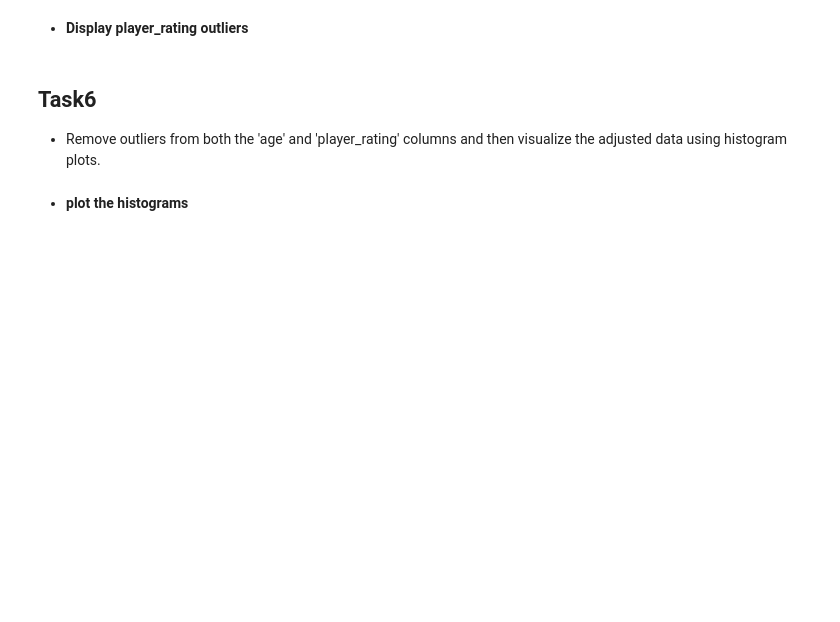
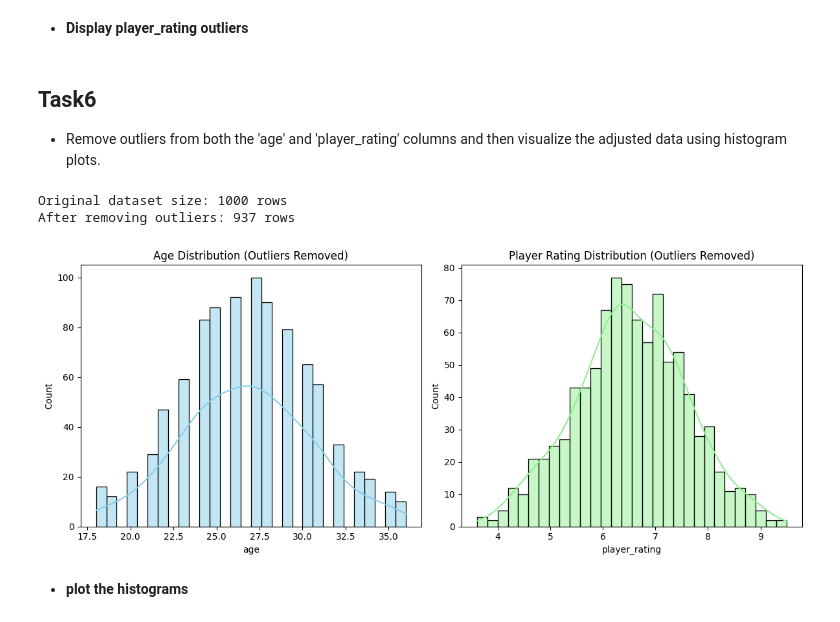
Before and after one commit to vishalxai/Codebasics_ML_Exercises, a Jupyter notebook: Maths_statistics_coding/MathsnStats_Exercise4/sports_league_outliers_detection.ipynb, the cells around one changed output. Cells and saved outputs as stored; diff of their text form; code cells hidden in the pictures; blank space fills up the shorter version.

Commit message:
outlier_detection_code

```diff
--- a/Maths_statistics_coding/MathsnStats_Exercise4/sports_league_outliers_detection.ipynb
+++ b/Maths_statistics_coding/MathsnStats_Exercise4/sports_league_outliers_detection.ipynb
@@ -109,5 +313,41 @@ Create histogram with Kernel Density Estimation (KDE) plots for both the 'age' a
 ## Task6
 
 -  Remove outliers from both the 'age' and 'player_rating' columns and then visualize the adjusted data using histogram plots.
+# %%
+# -------- Task 6: Remove outliers + visualize --------
+
+def remove_outliers_iqr(data, col):
+    q1, q3 = data[col].quantile([0.25, 0.75])
+    iqr = q3 - q1
+    lower, upper = q1 - 1.5 * iqr, q3 + 1.5 * iqr
+    return data[(data[col] >= lower) & (data[col] <= upper)]
+
+# Copy original DF
+df_clean = df.copy()
+
+# Remove outliers for age
+df_clean = remove_outliers_iqr(df_clean, 'age')
+
+# Remove outliers for player_rating
+df_clean = remove_outliers_iqr(df_clean, 'player_rating')
+
+print(f"Original dataset size: {df.shape[0]} rows")
+print(f"After removing outliers: {df_clean.shape[0]} rows")
+
+# ---- Visualize adjusted histograms ----
+fig, axes = plt.subplots(1, 2, figsize=(12,5))
+
+sns.histplot(df_clean['age'], bins=30, kde=True, color="skyblue", ax=axes[0], edgecolor="black")
+axes[0].set_title("Age Distribution (Outliers Removed)")
+
+sns.histplot(df_clean['player_rating'], bins=30, kde=True, color="lightgreen", ax=axes[1], edgecolor="black")
+axes[1].set_title("Player Rating Distribution (Outliers Removed)")
+
+plt.tight_layout()
+plt.show()
+# %% [output]
+Original dataset size: 1000 rows
+After removing outliers: 937 rows
+[figure, added]
 # %% [markdown]
 - **plot the histograms**
```
Also changed, not shown: parts of 3 cells of this notebook, 4 other files.
